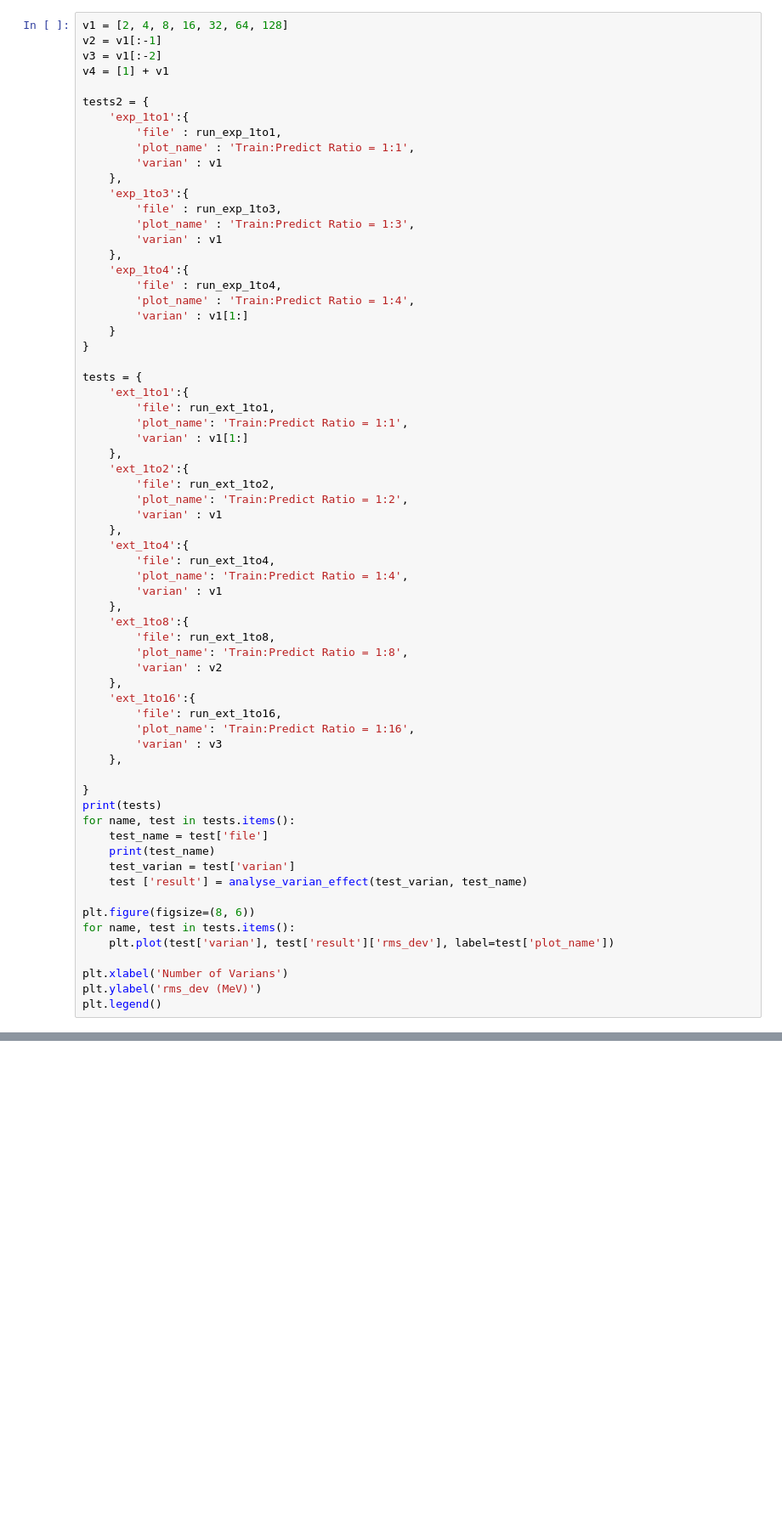
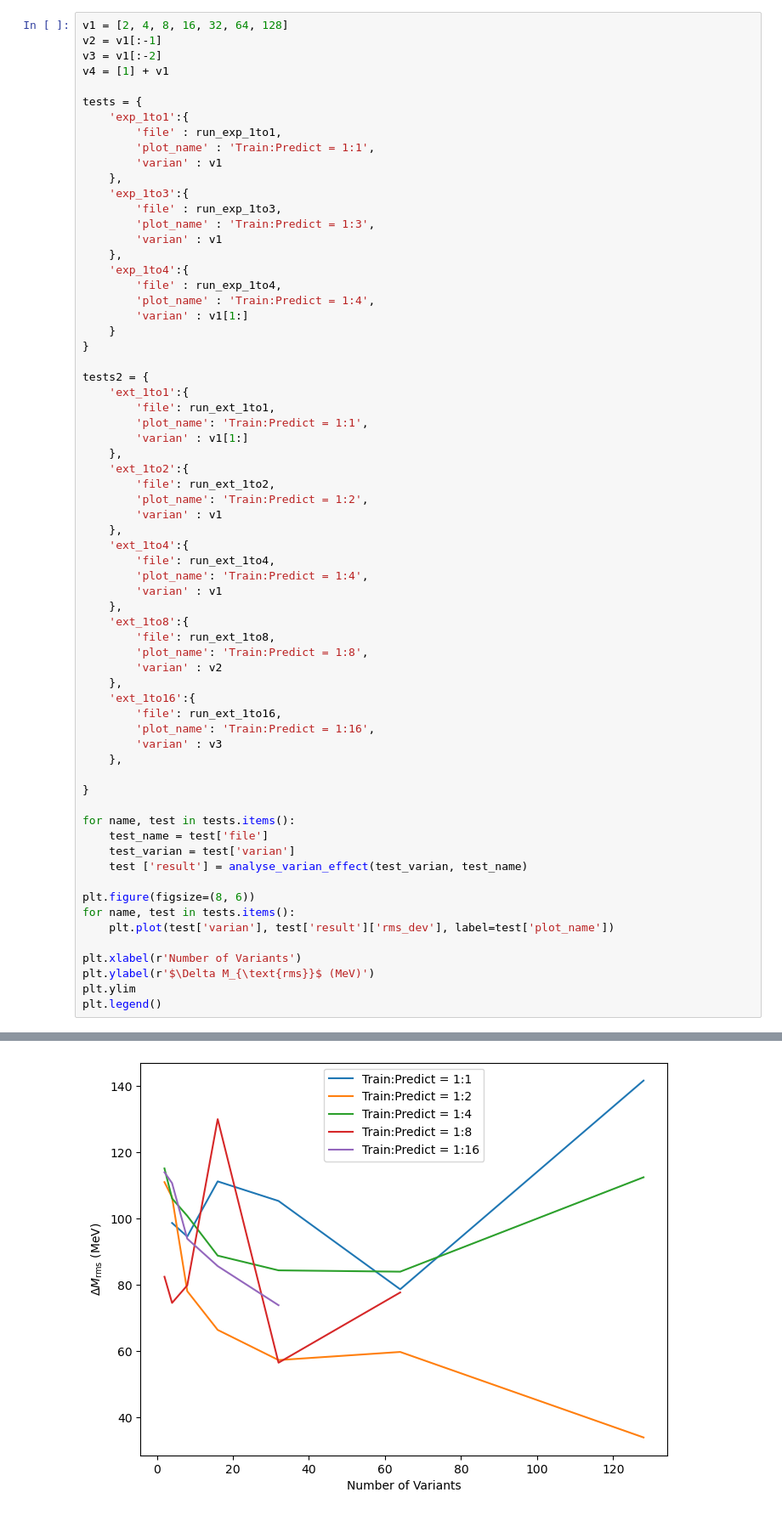
Before and after one commit to mzyudhistira/BSk24-Emu, a Jupyter notebook: quick_analysis.ipynb, the cells around one changed output, grey strips where cells are left out. Shown: that part at 85% size. Drawn from its saved outputs; the diff is of its cells as text; blank space fills up the shorter version.

Commit message:
data visualization for presentation

```diff
--- a/quick_analysis.ipynb
+++ b/quick_analysis.ipynb
@@ -102,56 +102,55 @@ v2 = v1[:-1]
 v3 = v1[:-2]
 v4 = [1] + v1
 
-tests2 = {
+tests = {
     'exp_1to1':{
         'file' : run_exp_1to1,
-        'plot_name' : 'Train:Predict Ratio = 1:1',
+        'plot_name' : 'Train:Predict = 1:1',
         'varian' : v1
     },
     'exp_1to3':{
         'file' : run_exp_1to3,
-        'plot_name' : 'Train:Predict Ratio = 1:3',
+        'plot_name' : 'Train:Predict = 1:3',
         'varian' : v1
     },
     'exp_1to4':{
         'file' : run_exp_1to4,
-        'plot_name' : 'Train:Predict Ratio = 1:4',
+        'plot_name' : 'Train:Predict = 1:4',
         'varian' : v1[1:]
     }
 }
 
-tests = {
+tests2 = {
     'ext_1to1':{
         'file': run_ext_1to1,
-        'plot_name': 'Train:Predict Ratio = 1:1',
+        'plot_name': 'Train:Predict = 1:1',
         'varian' : v1[1:]
     },
     'ext_1to2':{
         'file': run_ext_1to2,
-        'plot_name': 'Train:Predict Ratio = 1:2',
+        'plot_name': 'Train:Predict = 1:2',
         'varian' : v1
     },
     'ext_1to4':{
         'file': run_ext_1to4,
-        'plot_name': 'Train:Predict Ratio = 1:4',
+        'plot_name': 'Train:Predict = 1:4',
         'varian' : v1
     },
     'ext_1to8':{
         'file': run_ext_1to8,
-        'plot_name': 'Train:Predict Ratio = 1:8',
+        'plot_name': 'Train:Predict = 1:8',
         'varian' : v2
     },
     'ext_1to16':{
         'file': run_ext_1to16,
-        'plot_name': 'Train:Predict Ratio = 1:16',
+        'plot_name': 'Train:Predict = 1:16',
         'varian' : v3
     },
 
 }
-print(tests)
+
 for name, test in tests.items():
     test_name = test['file']
-    print(test_name)
     test_varian = test['varian']
     test ['result'] = analyse_varian_effect(test_varian, test_name)
 
@@ -159,7 +158,8 @@ plt.figure(figsize=(8, 6))
 for name, test in tests.items():
     plt.plot(test['varian'], test['result']['rms_dev'], label=test['plot_name'])
 
-plt.xlabel('Number of Varians')
-plt.ylabel('rms_dev (MeV)')
+plt.xlabel(r'Number of Variants')
+plt.ylabel(r'$\Delta M_{\text{rms}}$ (MeV)')
+plt.ylim
 plt.legend()
 # %% [output]
@@ -168,0 +167 @@ OSError: [Errno 36] File name too long: '/mnt/Data/2_Area_Learn/Master Degree/2
+[figure, added]
```
Also changed, not shown: parts of 12 cells of this notebook, 4 other files.
